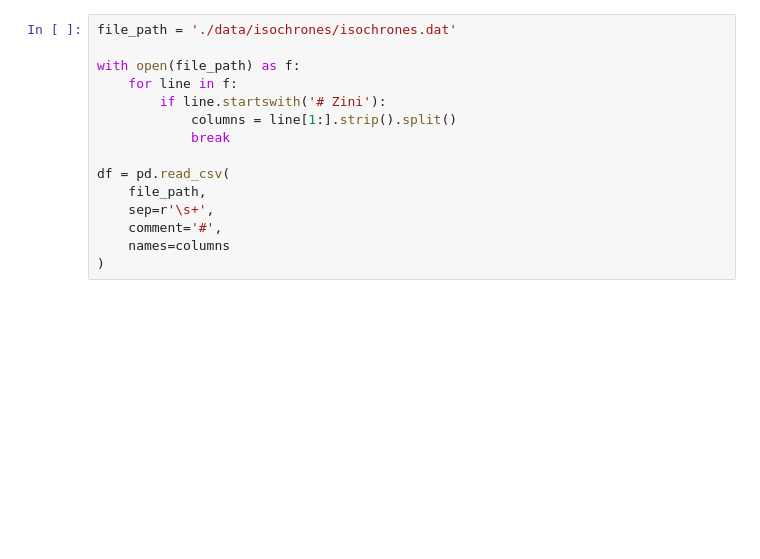
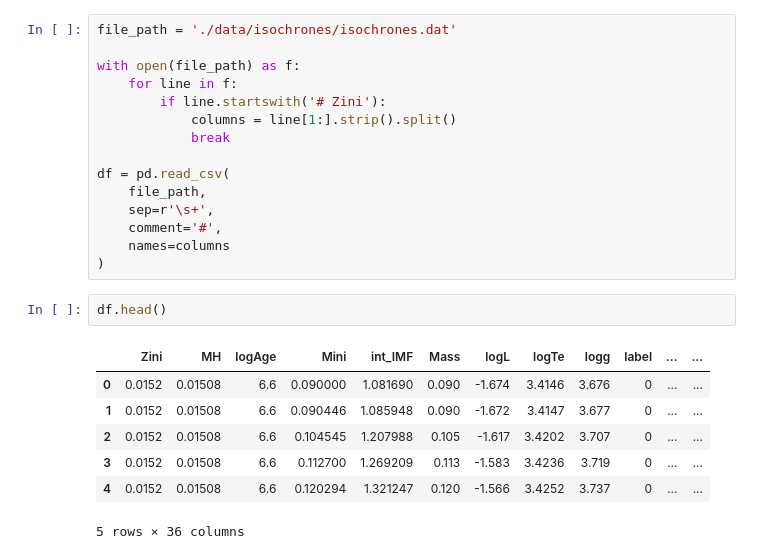
Before and after one commit to KevinLeenaerts/Observational-Astronomy, a Jupyter notebook: Master.ipynb, the cells around one changed output. Drawn from its saved outputs; the diff is of its cells as text; blank space fills up the shorter version.

```diff
--- a/Master.ipynb
+++ b/Master.ipynb
@@ -461,6 +591,16 @@ df = pd.read_csv(
     comment='#',
     names=columns
 )
+# %%
+df.head()
+# %% [output]
+|  | Zini | MH | logAge | Mini | int_IMF | Mass | logL | logTe | logg | label | ... | ... |
+| 0 | 0.0152 | 0.01508 | 6.6 | 0.090000 | 1.081690 | 0.090 | -1.674 | 3.4146 | 3.676 | 0 | ... | ... |
+| 1 | 0.0152 | 0.01508 | 6.6 | 0.090446 | 1.085948 | 0.090 | -1.672 | 3.4147 | 3.677 | 0 | ... | ... |
+| 2 | 0.0152 | 0.01508 | 6.6 | 0.104545 | 1.207988 | 0.105 | -1.617 | 3.4202 | 3.707 | 0 | ... | ... |
+| 3 | 0.0152 | 0.01508 | 6.6 | 0.112700 | 1.269209 | 0.113 | -1.583 | 3.4236 | 3.719 | 0 | ... | ... |
+| 4 | 0.0152 | 0.01508 | 6.6 | 0.120294 | 1.321247 | 0.120 | -1.566 | 3.4252 | 3.737 | 0 | ... | ... |
+5 rows × 36 columns
 # %%
 x_data = M37_BV
 y_data = M37_V
```
Also changed, not shown: parts of 28 cells of this notebook, 6 other files.
